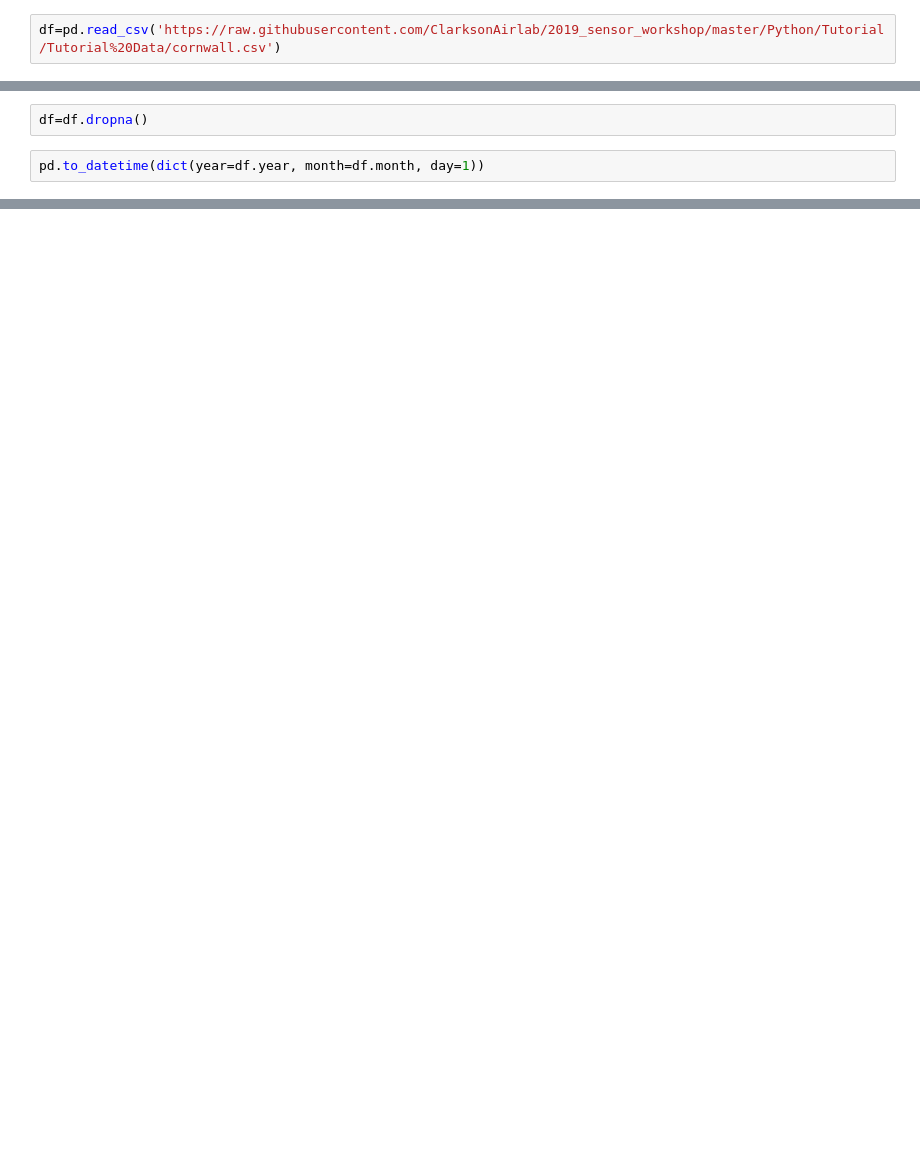
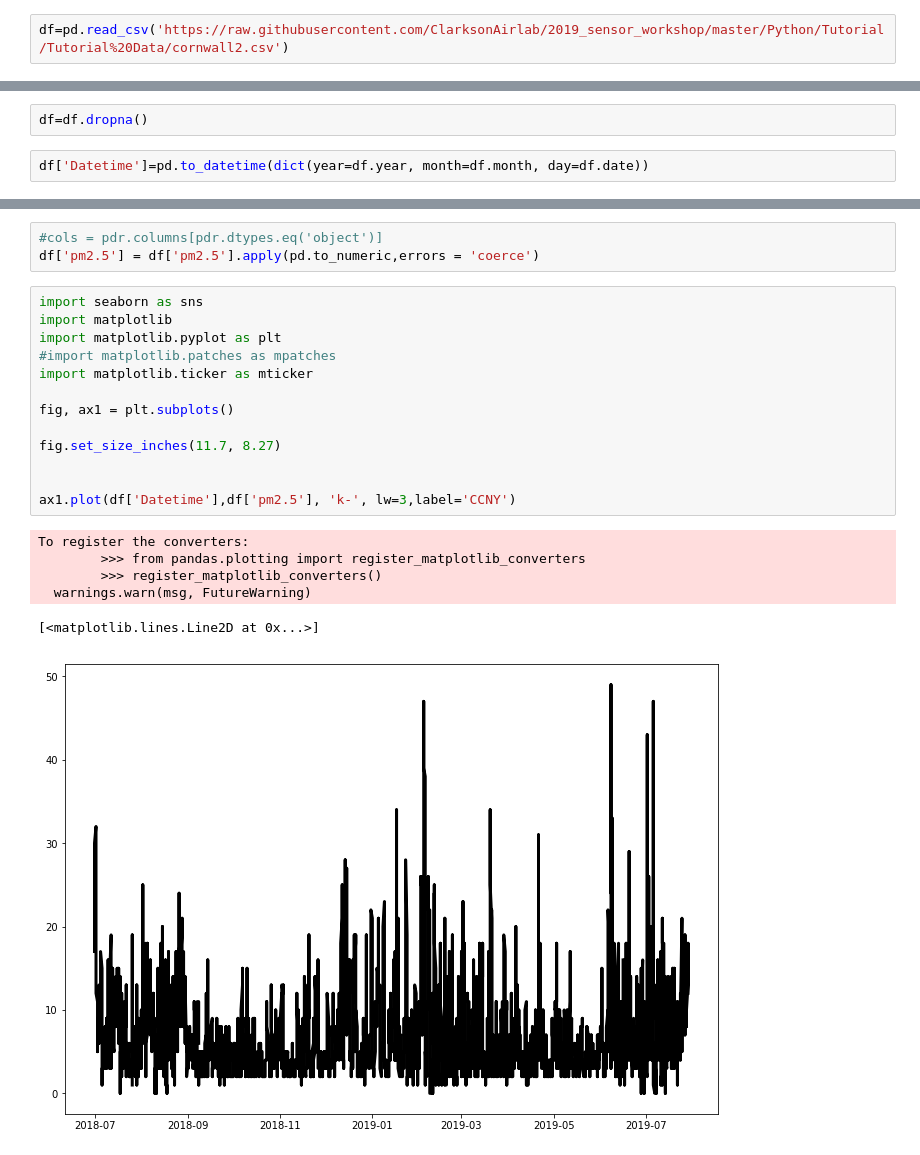
Before and after one commit to ClarksonAirlab/2019_sensor_workshop, a Jupyter notebook: Python/Tutorial/7. Machine learning with Scikit-learn.ipynb, the cells around one changed output, grey strips where cells are left out. Cells and saved outputs as stored; diff of their text form; blank space fills up the shorter version.

Commit message:
data

```diff
--- a/Python/Tutorial/7. Machine learning with Scikit-learn.ipynb
+++ b/Python/Tutorial/7. Machine learning with Scikit-learn.ipynb
@@ -2,3 +3,3 @@
 import pandas as pd
 # %%
-df=pd.read_csv('https://raw.githubusercontent.com/ClarksonAirlab/2019_sensor_workshop/master/Python/Tutorial/Tutorial%20Data/cornwall.csv')
+df=pd.read_csv('https://raw.githubusercontent.com/ClarksonAirlab/2019_sensor_workshop/master/Python/Tutorial/Tutorial%20Data/cornwall2.csv')
@@ -5,4 +30,4 @@ df=pd.read_csv('https://raw.githubusercontent.com/ClarksonAirlab/2019_sensor_wor
 # %%
 df=df.dropna()
 # %%
-pd.to_datetime(dict(year=df.year, month=df.month, day=1))
+df['Datetime']=pd.to_datetime(dict(year=df.year, month=df.month, day=df.date))
@@ -26,0 +50,23 @@ Length: 9610, dtype: datetime64[ns]
+# %%
+#cols = pdr.columns[pdr.dtypes.eq('object')]
+df['pm2.5'] = df['pm2.5'].apply(pd.to_numeric,errors = 'coerce')
+# %%
+import seaborn as sns
+import matplotlib
+import matplotlib.pyplot as plt
+#import matplotlib.patches as mpatches
+import matplotlib.ticker as mticker
+
+fig, ax1 = plt.subplots()
+
+fig.set_size_inches(11.7, 8.27)
+
+
+ax1.plot(df['Datetime'],df['pm2.5'], 'k-', lw=3,label='CCNY')
+# %% [output]
+To register the converters:
+        >>> from pandas.plotting import register_matplotlib_converters
+        >>> register_matplotlib_converters()
+  warnings.warn(msg, FutureWarning)
+[<matplotlib.lines.Line2D at 0x...>]
+[figure, added]
```
Also changed, not shown: parts of 28 cells of this notebook, 2 other files.
